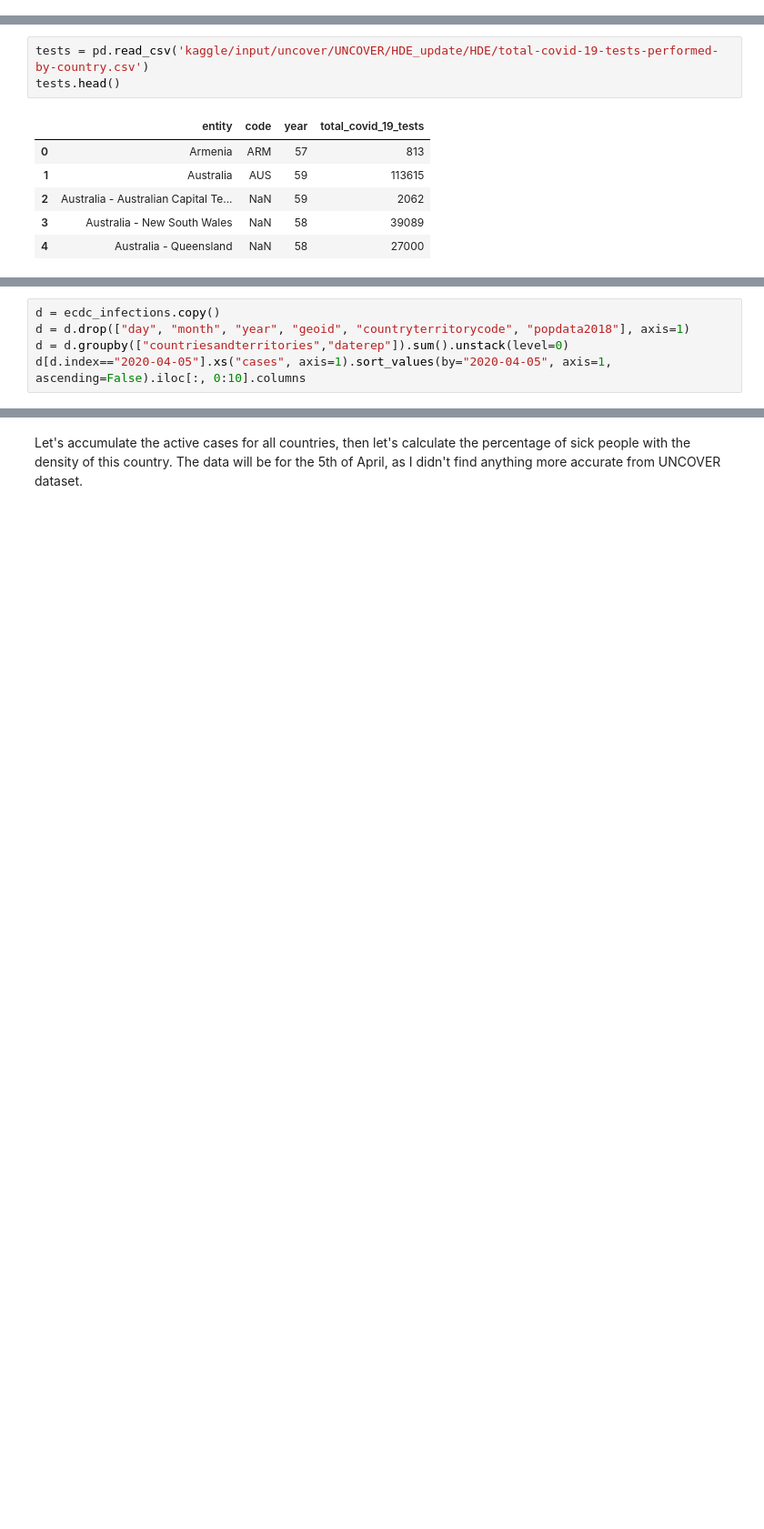
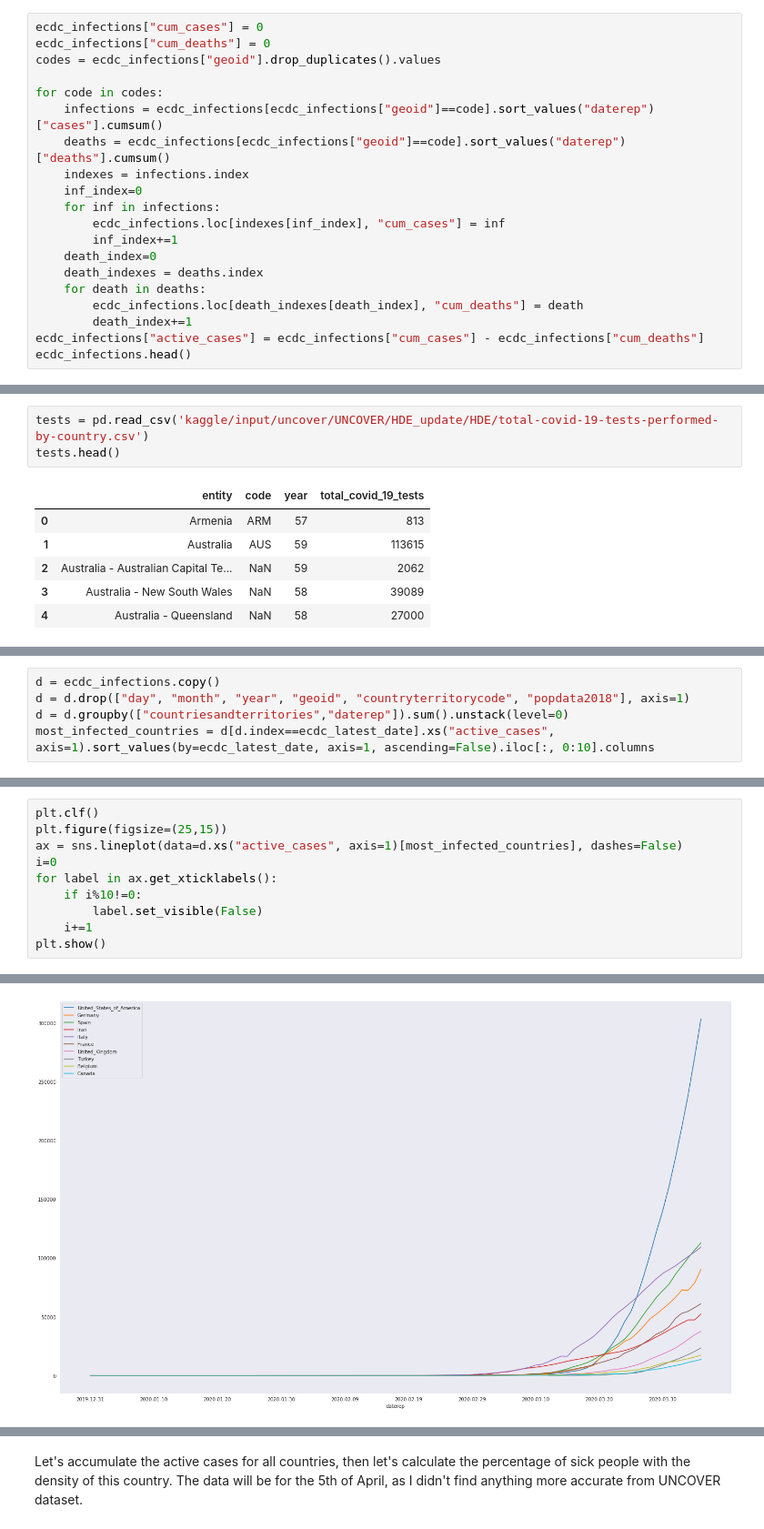
Before and after one commit to WernherVonData/Covid-19-Uncover-Challange, a Jupyter notebook: Be safe - who is in the biggest need of PPE.ipynb, the cells around one changed output, grey strips where cells are left out. Shown: that part at 91% size. Saved outputs shown, nothing was run; the diff lists cells and outputs as text; blank space fills up the shorter version.

```diff
--- a/Be safe - who is in the biggest need of PPE.ipynb
+++ b/Be safe - who is in the biggest need of PPE.ipynb
@@ -44,0 +36,20 @@ ecdc_infections[ecdc_infections['countriesandterritories']=='Uzbekistan']
+# %%
+ecdc_infections["cum_cases"] = 0
+ecdc_infections["cum_deaths"] = 0
+codes = ecdc_infections["geoid"].drop_duplicates().values
+
+for code in codes:
+    infections = ecdc_infections[ecdc_infections["geoid"]==code].sort_values("daterep")["cases"].cumsum()
+    deaths = ecdc_infections[ecdc_infections["geoid"]==code].sort_values("daterep")["deaths"].cumsum()
+    indexes = infections.index
+    inf_index=0
+    for inf in infections:
+        ecdc_infections.loc[indexes[inf_index], "cum_cases"] = inf
+        inf_index+=1
+    death_index=0
+    death_indexes = deaths.index
+    for death in deaths:
+        ecdc_infections.loc[death_indexes[death_index], "cum_deaths"] = death
+        death_index+=1
+ecdc_infections["active_cases"] = ecdc_infections["cum_cases"] - ecdc_infections["cum_deaths"]
+ecdc_infections.head()
@@ -82,4 +94,4 @@ First let's see how the infections was changing for the top 15 countries with th
 d = ecdc_infections.copy()
 d = d.drop(["day", "month", "year", "geoid", "countryterritorycode", "popdata2018"], axis=1)
 d = d.groupby(["countriesandterritories","daterep"]).sum().unstack(level=0)
-d[d.index=="2020-04-05"].xs("cases", axis=1).sort_values(by="2020-04-05", axis=1, ascending=False).iloc[:, 0:10].columns
+most_infected_countries = d[d.index==ecdc_latest_date].xs("active_cases", axis=1).sort_values(by=ecdc_latest_date, axis=1, ascending=False).iloc[:, 0:10].columns
@@ -94,0 +98,11 @@ sns.lineplot(data=d.xs("cases", axis=1), dashes=False)
+# %%
+plt.clf()
+plt.figure(figsize=(25,15))
+ax = sns.lineplot(data=d.xs("active_cases", axis=1)[most_infected_countries], dashes=False)
+i=0
+for label in ax.get_xticklabels():
+    if i%10!=0:
+        label.set_visible(False)
+    i+=1
+plt.show()
+# %% [output]
@@ -94,0 +110 @@ sns.lineplot(data=d.xs("cases", axis=1), dashes=False)
+[figure, added]
```
Also changed, not shown: parts of 16 cells of this notebook.
